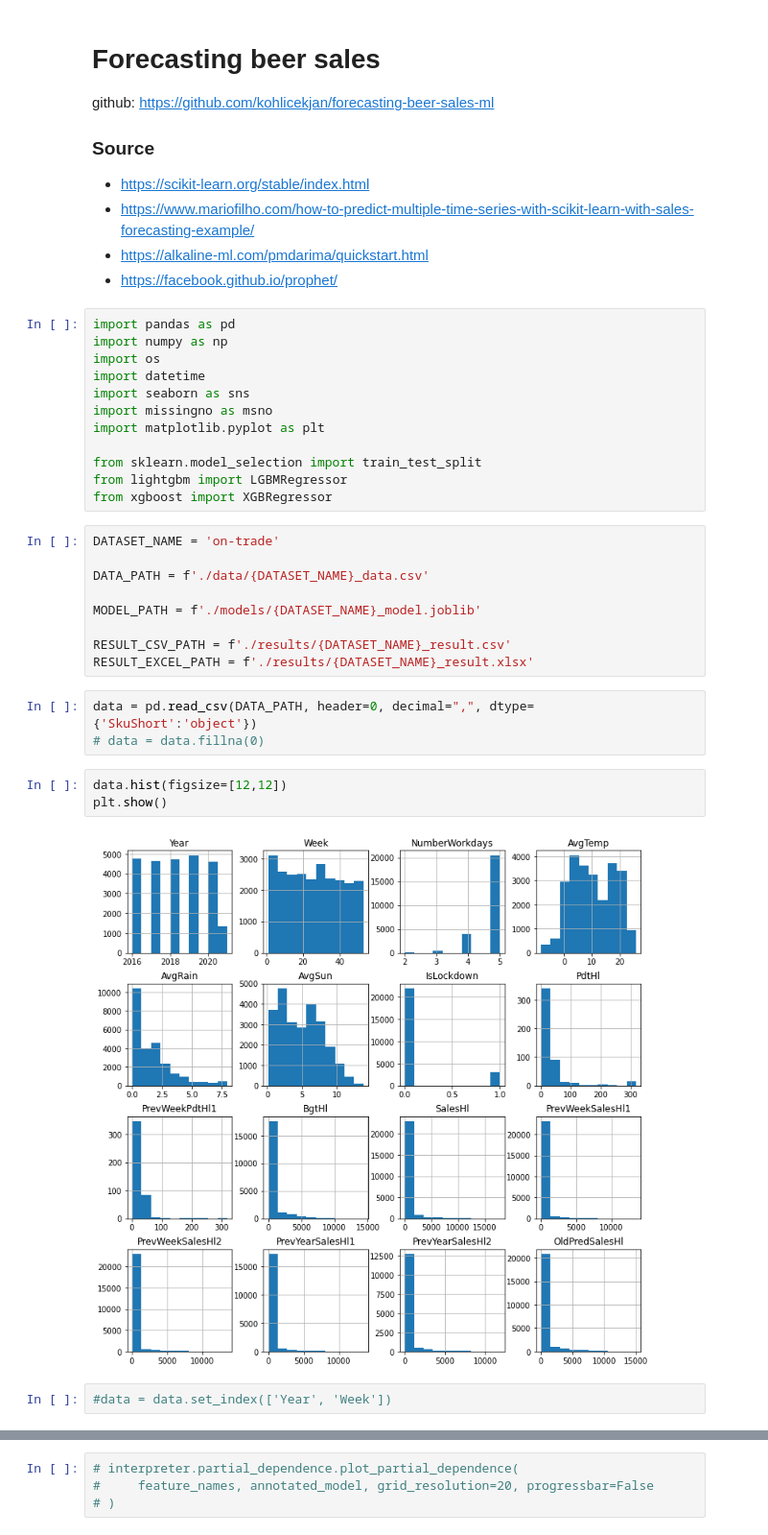
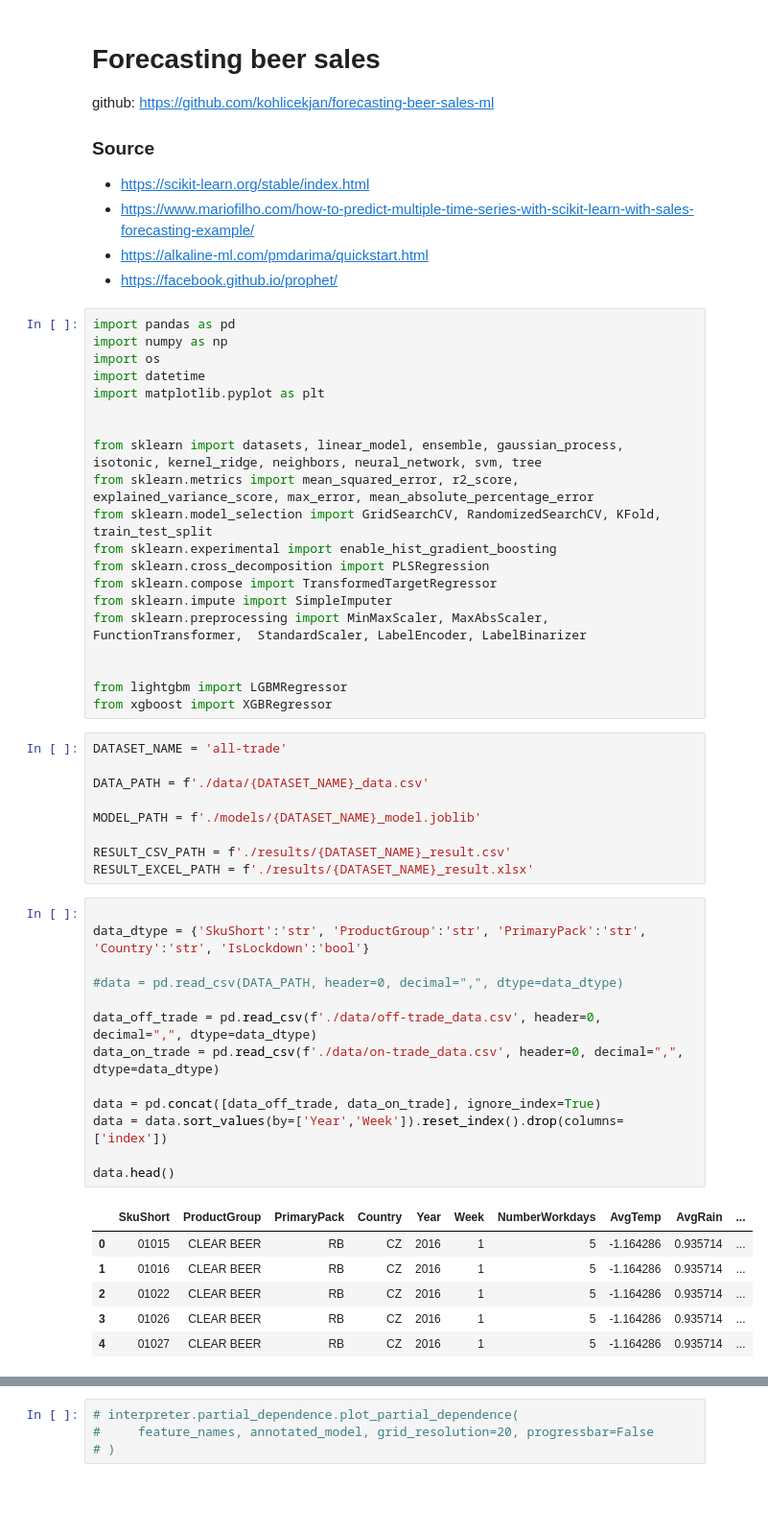
Before and after one commit to kohlicekjan/forecasting-beer-sales-ml, a Jupyter notebook: main.ipynb, the cells around one changed output, grey strips where cells are left out. Shown at 96% size. Drawn from its saved outputs; the diff is of its cells as text; blank space fills up the shorter version.

```diff
--- a/main.ipynb
+++ b/main.ipynb
@@ -13,15 +13,23 @@ import pandas as pd
 import numpy as np
 import os
 import datetime
-import seaborn as sns
-import missingno as msno
 import matplotlib.pyplot as plt
 
-from sklearn.model_selection import train_test_split
+
+from sklearn import datasets, linear_model, ensemble, gaussian_process, isotonic, kernel_ridge, neighbors, neural_network, svm, tree
+from sklearn.metrics import mean_squared_error, r2_score, explained_variance_score, max_error, mean_absolute_percentage_error
+from sklearn.model_selection import GridSearchCV, RandomizedSearchCV, KFold, train_test_split
+from sklearn.experimental import enable_hist_gradient_boosting
+from sklearn.cross_decomposition import PLSRegression
+from sklearn.compose import TransformedTargetRegressor
+from sklearn.impute import SimpleImputer
+from sklearn.preprocessing import MinMaxScaler, MaxAbsScaler, FunctionTransformer,  StandardScaler, LabelEncoder, LabelBinarizer
+
+
 from lightgbm import LGBMRegressor
 from xgboost import XGBRegressor
 # %%
-DATASET_NAME = 'on-trade'
+DATASET_NAME = 'all-trade'
 
 DATA_PATH = f'./data/{DATASET_NAME}_data.csv'
 
@@ -29,16 +37,26 @@ MODEL_PATH = f'./models/{DATASET_NAME}_model.joblib'
 
 RESULT_CSV_PATH = f'./results/{DATASET_NAME}_result.csv'
 RESULT_EXCEL_PATH = f'./results/{DATASET_NAME}_result.xlsx'
-# %%
-data = pd.read_csv(DATA_PATH, header=0, decimal=",", dtype={'SkuShort':'object'})
-# data = data.fillna(0)
-# %%
-data.hist(figsize=[12,12])
-plt.show()
-# %% [output]
-[figure, removed]
-# %%
-#data = data.set_index(['Year', 'Week'])
+# %%
+
+data_dtype = {'SkuShort':'str', 'ProductGroup':'str', 'PrimaryPack':'str', 'Country':'str', 'IsLockdown':'bool'}
+
+#data = pd.read_csv(DATA_PATH, header=0, decimal=",", dtype=data_dtype)
+
+data_off_trade = pd.read_csv(f'./data/off-trade_data.csv', header=0, decimal=",", dtype=data_dtype)
+data_on_trade = pd.read_csv(f'./data/on-trade_data.csv', header=0, decimal=",", dtype=data_dtype)
+
+data = pd.concat([data_off_trade, data_on_trade], ignore_index=True)
+data = data.sort_values(by=['Year','Week']).reset_index().drop(columns=['index'])
+
+data.head()
+# %% [output]
+|  | SkuShort | ProductGroup | PrimaryPack | Country | Year | Week | NumberWorkdays | AvgTemp | AvgRain | ... |
+| 0 | 01015 | CLEAR BEER | RB | CZ | 2016 | 1 | 5 | -1.164286 | 0.935714 | ... |
+| 1 | 01016 | CLEAR BEER | RB | CZ | 2016 | 1 | 5 | -1.164286 | 0.935714 | ... |
+| 2 | 01022 | CLEAR BEER | RB | CZ | 2016 | 1 | 5 | -1.164286 | 0.935714 | ... |
+| 3 | 01026 | CLEAR BEER | RB | CZ | 2016 | 1 | 5 | -1.164286 | 0.935714 | ... |
+| 4 | 01027 | CLEAR BEER | RB | CZ | 2016 | 1 | 5 | -1.164286 | 0.935714 | ... |
 # %%
 data.info()
 # %% [output]
```
Also changed, not shown: parts of 28 cells of this notebook, 2 other files.
